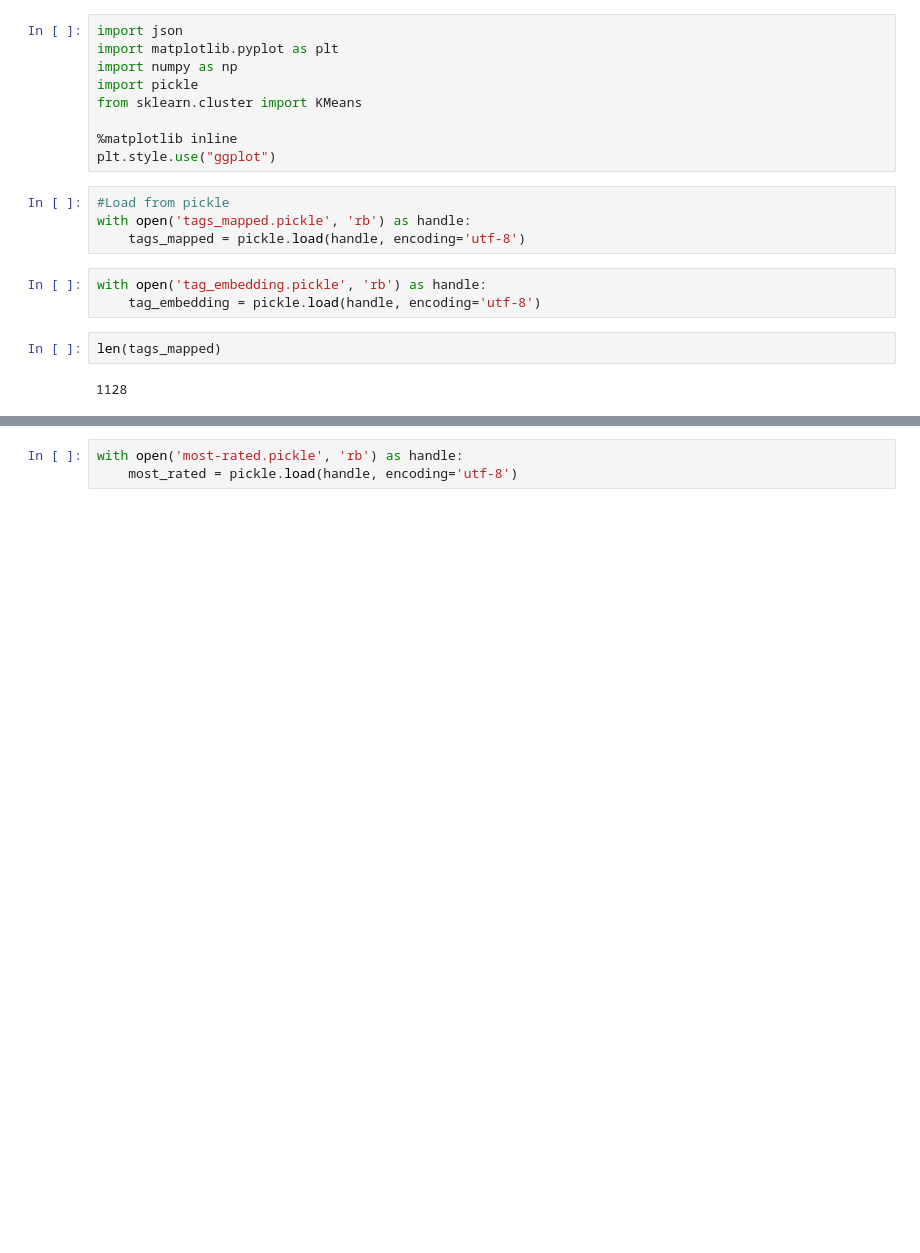
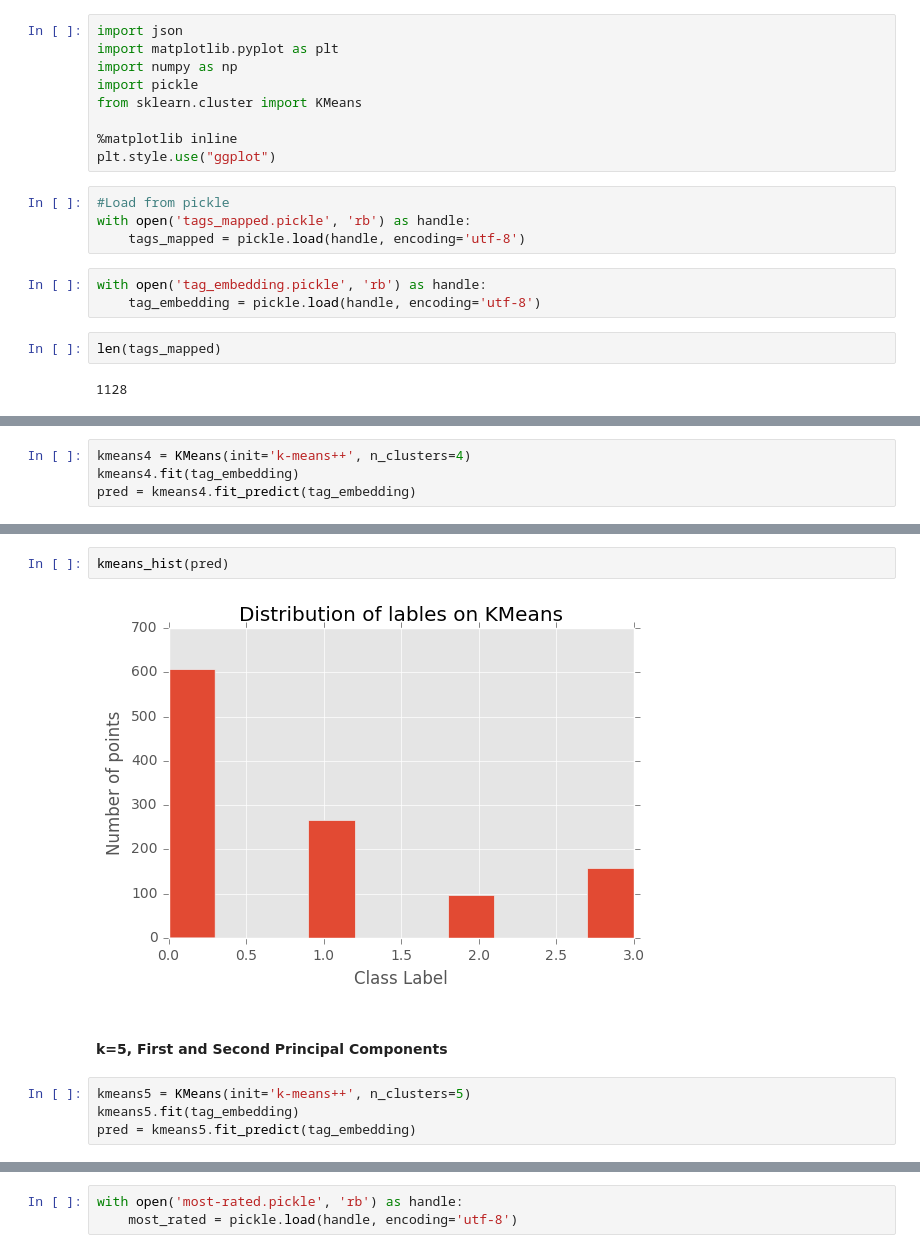
Before and after one commit to aurlien/friendship_paradox, a Jupyter notebook: lab3/ix-lab3/lab3-cluster.ipynb, the cells around one changed output, grey strips where cells are left out. Drawn from its saved outputs; the diff is of its cells as text; blank space fills up the shorter version.

```diff
--- a/lab3/ix-lab3/lab3-cluster.ipynb
+++ b/lab3/ix-lab3/lab3-cluster.ipynb
@@ -59,0 +139,4 @@ plt.hist(kmeans)
+# %%
+kmeans4 = KMeans(init='k-means++', n_clusters=4)
+kmeans4.fit(tag_embedding)
+pred = kmeans4.fit_predict(tag_embedding)
@@ -59,0 +148,10 @@ plt.hist(kmeans)
+# %%
+kmeans_hist(pred)
+# %% [output]
+[figure, added]
+# %% [markdown]
+#### k=5, First and Second Principal Components
+# %%
+kmeans5 = KMeans(init='k-means++', n_clusters=5)
+kmeans5.fit(tag_embedding)
+pred = kmeans5.fit_predict(tag_embedding)
```
Also changed, not shown: parts of 46 cells of this notebook.
